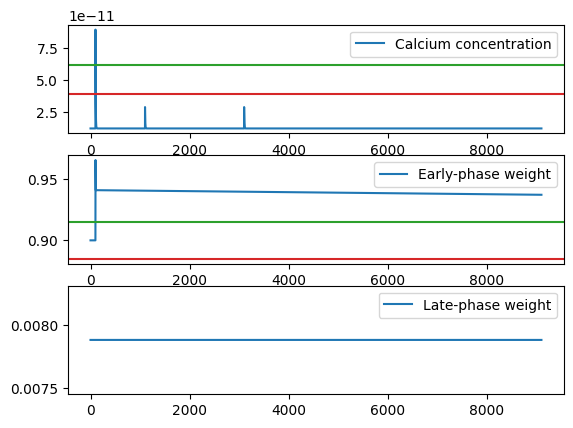
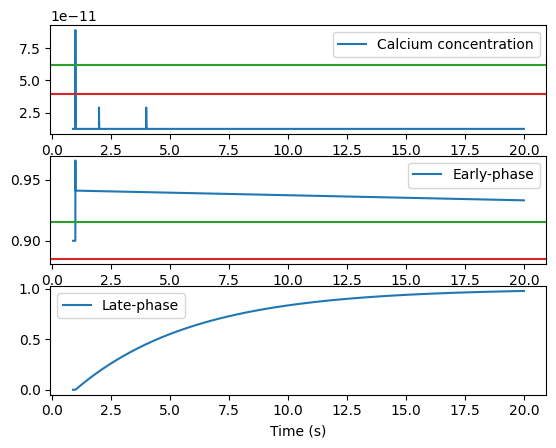
The notebook cell's code change between the first figure and the second:
--- before
+++ after
@@ -1,3 +1,4 @@
 T_END = 20000
+T = torch.arange(T_INI, T_END) * plasticity.dt
 
 epsilon_hi = torch.abs(v_h - plasticity.v_h0)
@@ -5,16 +6,17 @@
 with torch.no_grad():
     _, ax = plt.subplots(3, 1)
-    ax[0].plot(i_ca[T_INI:T_END, 0, 0, 0], label="Calcium concentration")
+    ax[0].plot(T, i_ca[T_INI:T_END, 0, 0, 0], label="Calcium concentration")
     ax[0].axhline(plasticity.I_THPOT, color="tab:green")
     ax[0].axhline(plasticity.I_THDEP, color="tab:red")
     ax[0].legend()
 
-    ax[1].plot(v_h[T_INI:T_END, 0, 0, 0], label="Early-phase weight")
+    ax[1].plot(T, v_h[T_INI:T_END, 0, 0, 0], label="Early-phase")
     ax[1].axhline(plasticity.v_h0 + plasticity.theta_tag_c, color="tab:green")
     ax[1].axhline(plasticity.v_h0 - plasticity.theta_tag_c, color="tab:red")
     ax[1].legend()
 
-    # ax[2].plot(p_i[T_INI:T_END,0,0,0], label='Early-phase weight')
-    ax[2].plot(weight[T_INI:T_END, 0, 0], label="Late-phase weight")
+    ax[2].plot(T, z_ji[T_INI:T_END,0,0,0], label='Late-phase')
+    # ax[2].plot(weight[T_INI:T_END, 0, 0], label="Late-phase")
     ax[2].legend()
+    ax[2].set_xlabel('Time (s)')
     plt.show()

Commit: Fixed bug negatiave polarization in heracles;implement negative polarization in torch;added MPI into the docker workspace